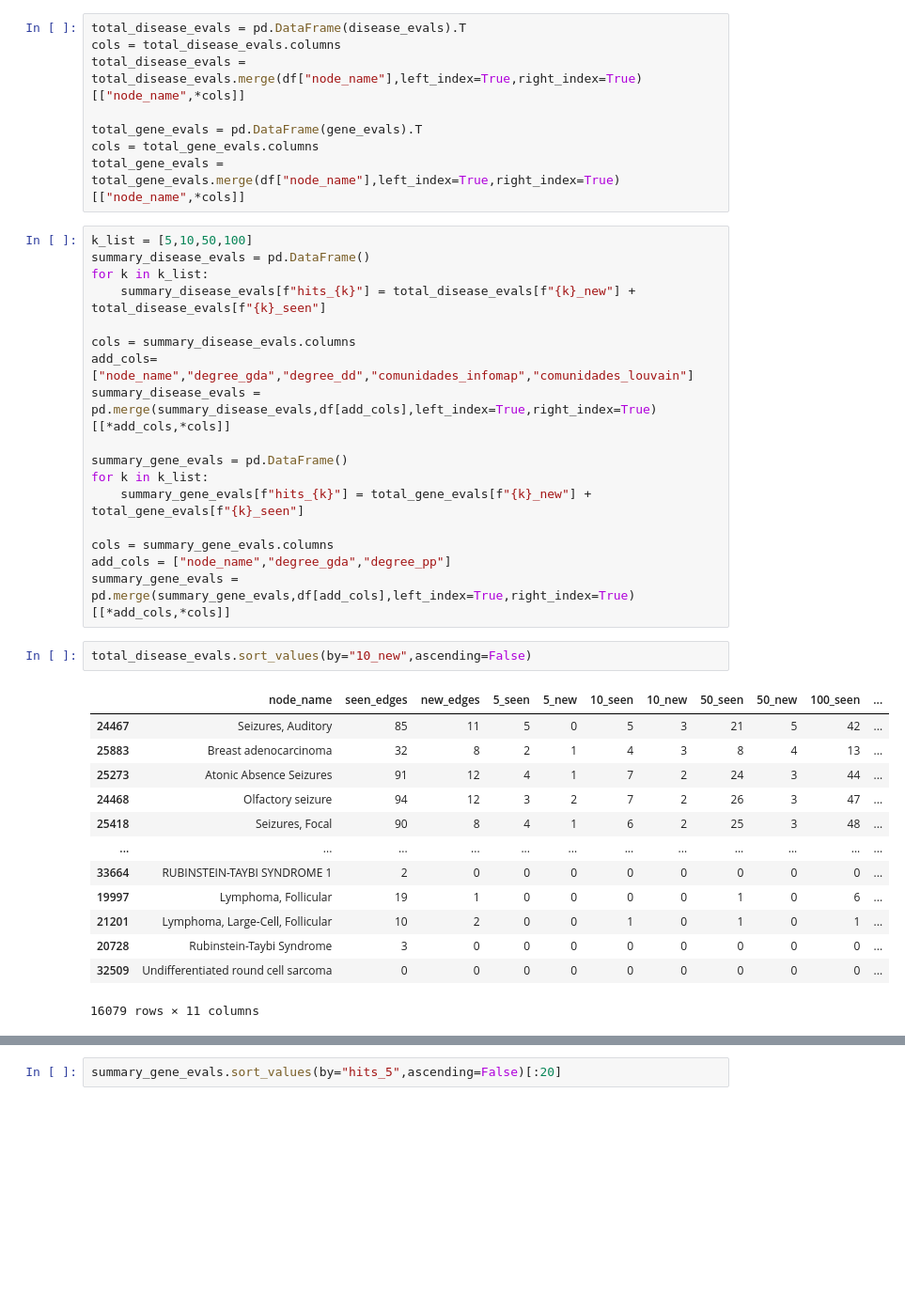
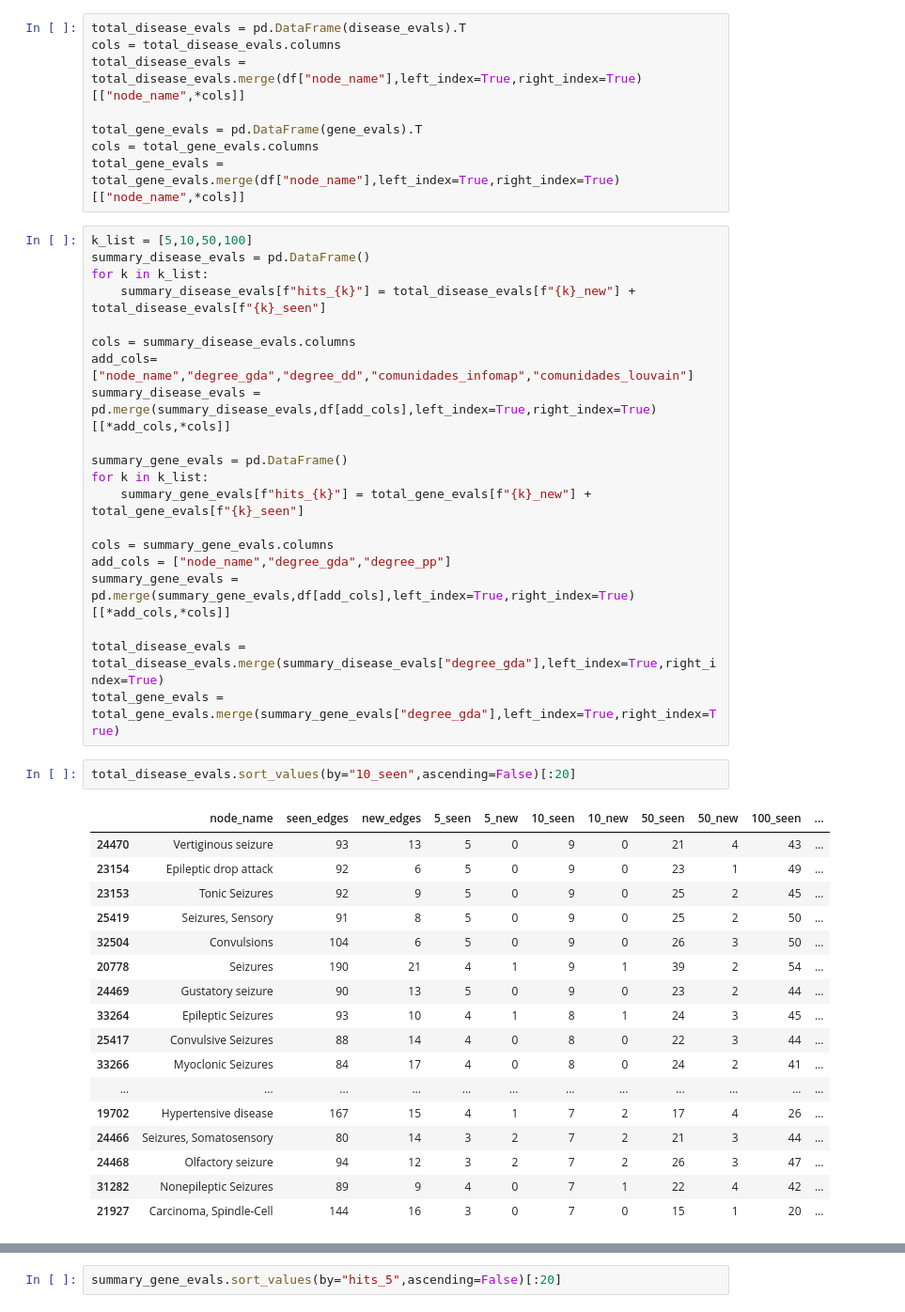
Before and after one commit to ingridheuer/gcnn_gdas, a Jupyter notebook: exploration/notebooks/pipeline_exploration/explore_predictions.ipynb, the cells around one changed output, grey strips where cells are left out. Shown at 94% size. Saved outputs shown, nothing was run; the diff lists cells and outputs as text; blank space fills up the shorter version.

```diff
--- a/exploration/notebooks/pipeline_exploration/explore_predictions.ipynb
+++ b/exploration/notebooks/pipeline_exploration/explore_predictions.ipynb
@@ -315,19 +317,26 @@ for k in k_list:
 cols = summary_gene_evals.columns
 add_cols = ["node_name","degree_gda","degree_pp"]
 summary_gene_evals = pd.merge(summary_gene_evals,df[add_cols],left_index=True,right_index=True)[[*add_cols,*cols]]
+
+total_disease_evals = total_disease_evals.merge(summary_disease_evals["degree_gda"],left_index=True,right_index=True)
+total_gene_evals = total_gene_evals.merge(summary_gene_evals["degree_gda"],left_index=True,right_index=True)
 # %%
-total_disease_evals.sort_values(by="10_new",ascending=False)
+total_disease_evals.sort_values(by="10_seen",ascending=False)[:20]
 # %% [output]
 |  | node_name | seen_edges | new_edges | 5_seen | 5_new | 10_seen | 10_new | 50_seen | 50_new | 100_seen | ... |
-| 24467 | Seizures, Auditory | 85 | 11 | 5 | 0 | 5 | 3 | 21 | 5 | 42 | ... |
-| 25883 | Breast adenocarcinoma | 32 | 8 | 2 | 1 | 4 | 3 | 8 | 4 | 13 | ... |
-| 25273 | Atonic Absence Seizures | 91 | 12 | 4 | 1 | 7 | 2 | 24 | 3 | 44 | ... |
+| 24470 | Vertiginous seizure | 93 | 13 | 5 | 0 | 9 | 0 | 21 | 4 | 43 | ... |
+| 23154 | Epileptic drop attack | 92 | 6 | 5 | 0 | 9 | 0 | 23 | 1 | 49 | ... |
+| 23153 | Tonic Seizures | 92 | 9 | 5 | 0 | 9 | 0 | 25 | 2 | 45 | ... |
+| 25419 | Seizures, Sensory | 91 | 8 | 5 | 0 | 9 | 0 | 25 | 2 | 50 | ... |
+| 32504 | Convulsions | 104 | 6 | 5 | 0 | 9 | 0 | 26 | 3 | 50 | ... |
+| 20778 | Seizures | 190 | 21 | 4 | 1 | 9 | 1 | 39 | 2 | 54 | ... |
+| 24469 | Gustatory seizure | 90 | 13 | 5 | 0 | 9 | 0 | 23 | 2 | 44 | ... |
+| 33264 | Epileptic Seizures | 93 | 10 | 4 | 1 | 8 | 1 | 24 | 3 | 45 | ... |
+| 25417 | Convulsive Seizures | 88 | 14 | 4 | 0 | 8 | 0 | 22 | 3 | 44 | ... |
+| 33266 | Myoclonic Seizures | 84 | 17 | 4 | 0 | 8 | 0 | 24 | 2 | 41 | ... |
+| ... | ... | ... | ... | ... | ... | ... | ... | ... | ... | ... | ... |
+| 19702 | Hypertensive disease | 167 | 15 | 4 | 1 | 7 | 2 | 17 | 4 | 26 | ... |
+| 24466 | Seizures, Somatosensory | 80 | 14 | 3 | 2 | 7 | 2 | 21 | 3 | 44 | ... |
 | 24468 | Olfactory seizure | 94 | 12 | 3 | 2 | 7 | 2 | 26 | 3 | 47 | ... |
-| 25418 | Seizures, Focal | 90 | 8 | 4 | 1 | 6 | 2 | 25 | 3 | 48 | ... |
-| ... | ... | ... | ... | ... | ... | ... | ... | ... | ... | ... | ... |
-| 33664 | RUBINSTEIN-TAYBI SYNDROME 1 | 2 | 0 | 0 | 0 | 0 | 0 | 0 | 0 | 0 | ... |
-| 19997 | Lymphoma, Follicular | 19 | 1 | 0 | 0 | 0 | 0 | 1 | 0 | 6 | ... |
-| 21201 | Lymphoma, Large-Cell, Follicular | 10 | 2 | 0 | 0 | 1 | 0 | 1 | 0 | 1 | ... |
-| 20728 | Rubinstein-Taybi Syndrome | 3 | 0 | 0 | 0 | 0 | 0 | 0 | 0 | 0 | ... |
-| 32509 | Undifferentiated round cell sarcoma | 0 | 0 | 0 | 0 | 0 | 0 | 0 | 0 | 0 | ... |
+| 31282 | Nonepileptic Seizures | 89 | 9 | 4 | 0 | 7 | 1 | 22 | 4 | 42 | ... |
+| 21927 | Carcinoma, Spindle-Cell | 144 | 16 | 3 | 0 | 7 | 0 | 15 | 1 | 20 | ... |
-16079 rows × 11 columns
```
Also changed, not shown: parts of 16 cells of this notebook, 7 other files.
